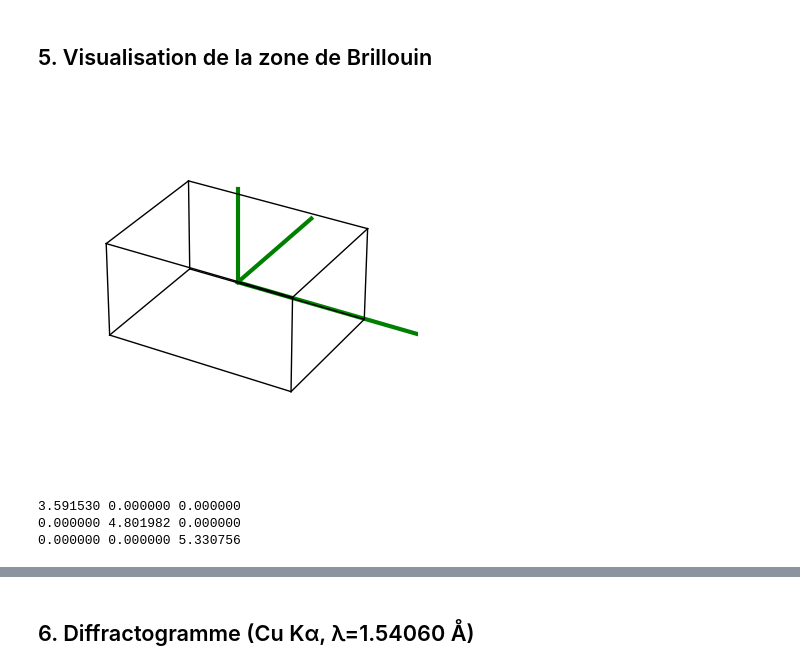
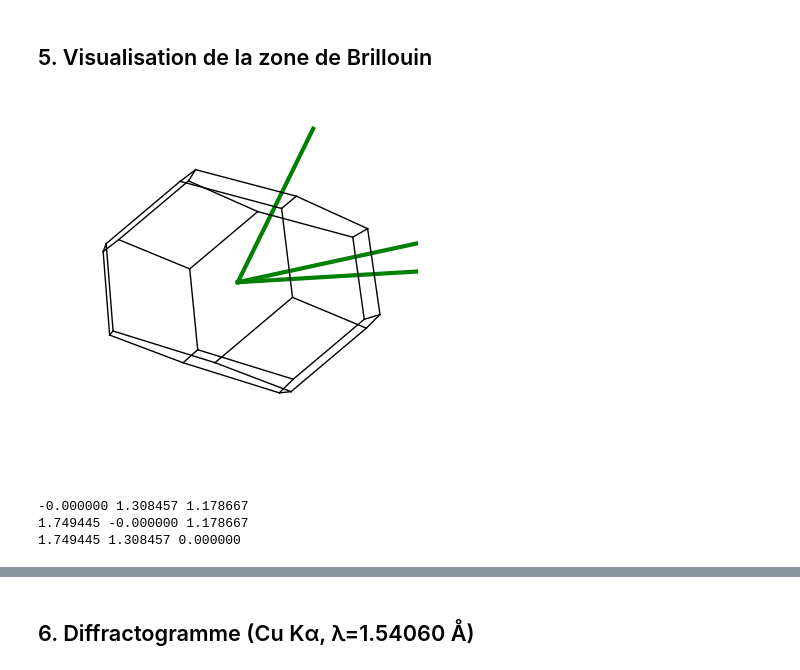
Before and after one commit to yousyou/Projet-LMAPR1492, a Jupyter notebook: notebook_materiaux.ipynb, the cells around one changed output, grey strips where cells are left out. Saved outputs shown, nothing was run; the diff lists cells and outputs as text; code cells hidden in the pictures.

Commit message:
plot tentative

```diff
--- a/notebook_materiaux.ipynb
+++ b/notebook_materiaux.ipynb
@@ -419,13 +419,21 @@ Coordonnées de l'atome de lithium après l'opération de symétrie: [0.5
 # %% [markdown]
 ## 5. Visualisation de la zone de Brillouin
 # %%
+from pymatgen.symmetry.analyzer import SpacegroupAnalyzer
 from pymatgen.electronic_structure.plotter import plot_brillouin_zone
 
-reciprocal_lattice = structure.lattice.reciprocal_lattice
+# Trouver la maille primitive correcte
+sga = SpacegroupAnalyzer(structure)
+primitive_structure = sga.get_primitive_standard_structure()
+
+# Lattice réciproque de la primitive
+reciprocal_lattice = primitive_structure.lattice.reciprocal_lattice
+
+# Plot correct de la BZ
 plot_brillouin_zone(reciprocal_lattice)
-print(structure.lattice)
+print(reciprocal_lattice)
 # %% [output]
-[figure, old version]
+[figure, new version]
-3.591530 0.000000 0.000000
-0.000000 4.801982 0.000000
-0.000000 0.000000 5.330756
+-0.000000 1.308457 1.178667
+1.749445 -0.000000 1.178667
+1.749445 1.308457 0.000000
```
Also changed, not shown: parts of 17 cells of this notebook.
